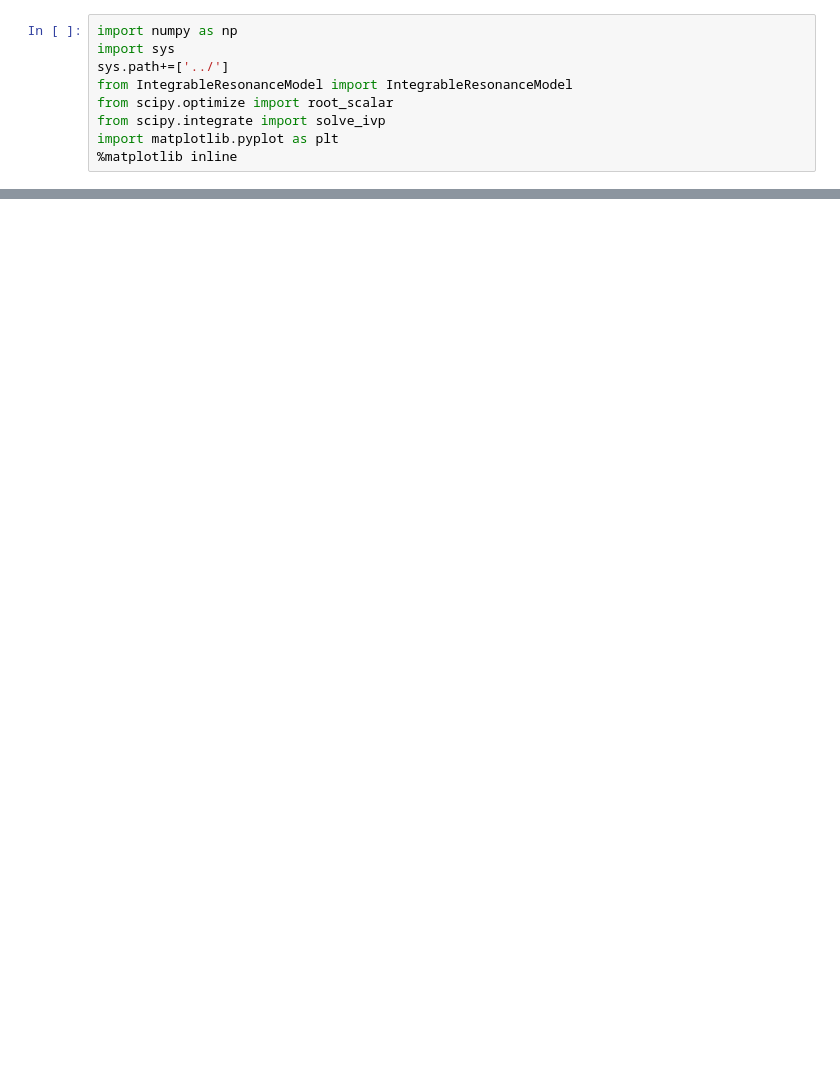
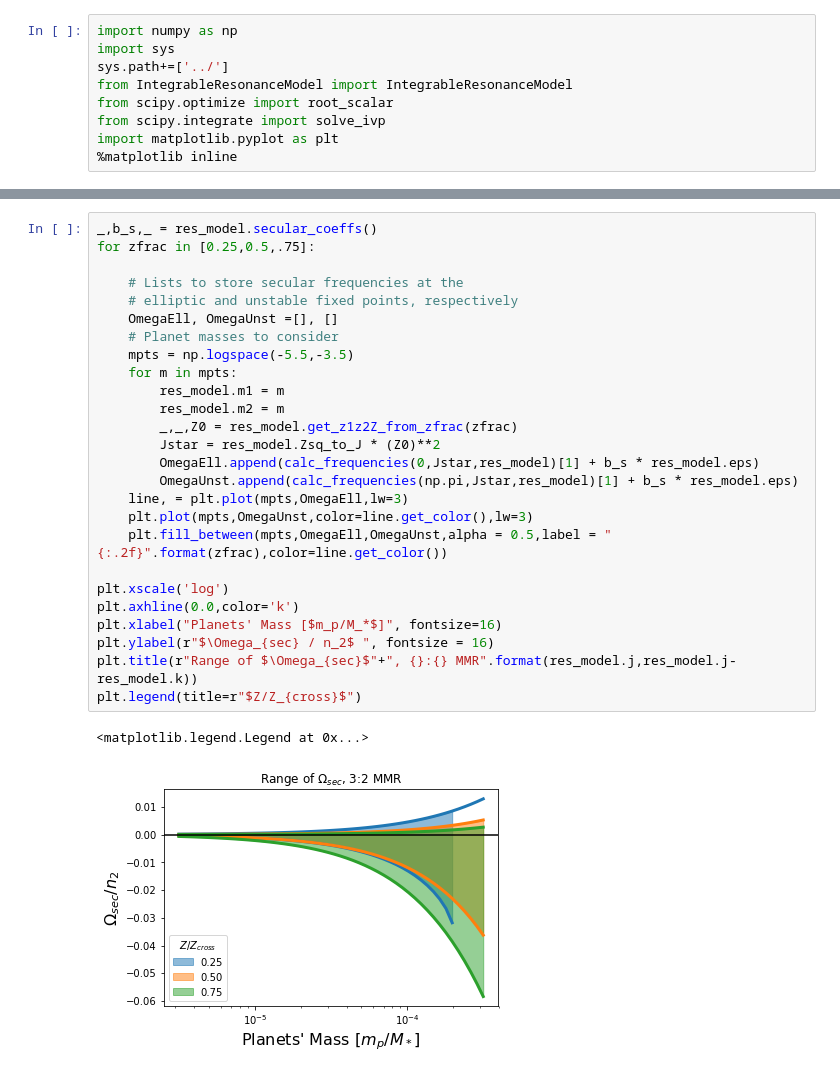
Before and after one commit to shadden/IntegrableModelforResonances, a Jupyter notebook: jupyter_examples/NumericalActionAngleTransformation.ipynb, the cells around one changed output, grey strips where cells are left out. Cells and saved outputs as stored; diff of their text form; blank space fills up the shorter version.

```diff
--- a/jupyter_examples/NumericalActionAngleTransformation.ipynb
+++ b/jupyter_examples/NumericalActionAngleTransformation.ipynb
@@ -177,0 +190,29 @@ ax[1].set_ylabel(r"$\Omega_{sec}$",fontsize=14)
+# %%
+_,b_s,_ = res_model.secular_coeffs()
+for zfrac in [0.25,0.5,.75]:
+
+    # Lists to store secular frequencies at the
+    # elliptic and unstable fixed points, respectively
+    OmegaEll, OmegaUnst =[], []
+    # Planet masses to consider
+    mpts = np.logspace(-5.5,-3.5)
+    for m in mpts:
+        res_model.m1 = m
+        res_model.m2 = m
+        _,_,Z0 = res_model.get_z1z2Z_from_zfrac(zfrac)
+        Jstar = res_model.Zsq_to_J * (Z0)**2
+        OmegaEll.append(calc_frequencies(0,Jstar,res_model)[1] + b_s * res_model.eps)
+        OmegaUnst.append(calc_frequencies(np.pi,Jstar,res_model)[1] + b_s * res_model.eps)
+    line, = plt.plot(mpts,OmegaEll,lw=3)
+    plt.plot(mpts,OmegaUnst,color=line.get_color(),lw=3)
+    plt.fill_between(mpts,OmegaEll,OmegaUnst,alpha = 0.5,label = "{:.2f}".format(zfrac),color=line.get_color())
+
+plt.xscale('log')
+plt.axhline(0.0,color='k')
+plt.xlabel("Planets' Mass [$m_p/M_*$]", fontsize=16)
+plt.ylabel(r"$\Omega_{sec} / n_2$ ", fontsize = 16)
+plt.title(r"Range of $\Omega_{sec}$"+", {}:{} MMR".format(res_model.j,res_model.j-res_model.k))
+plt.legend(title=r"$Z/Z_{cross}$")
+# %% [output]
+<matplotlib.legend.Legend at 0x...>
+[figure, added]
```
Also changed, not shown: parts of 7 cells of this notebook.
